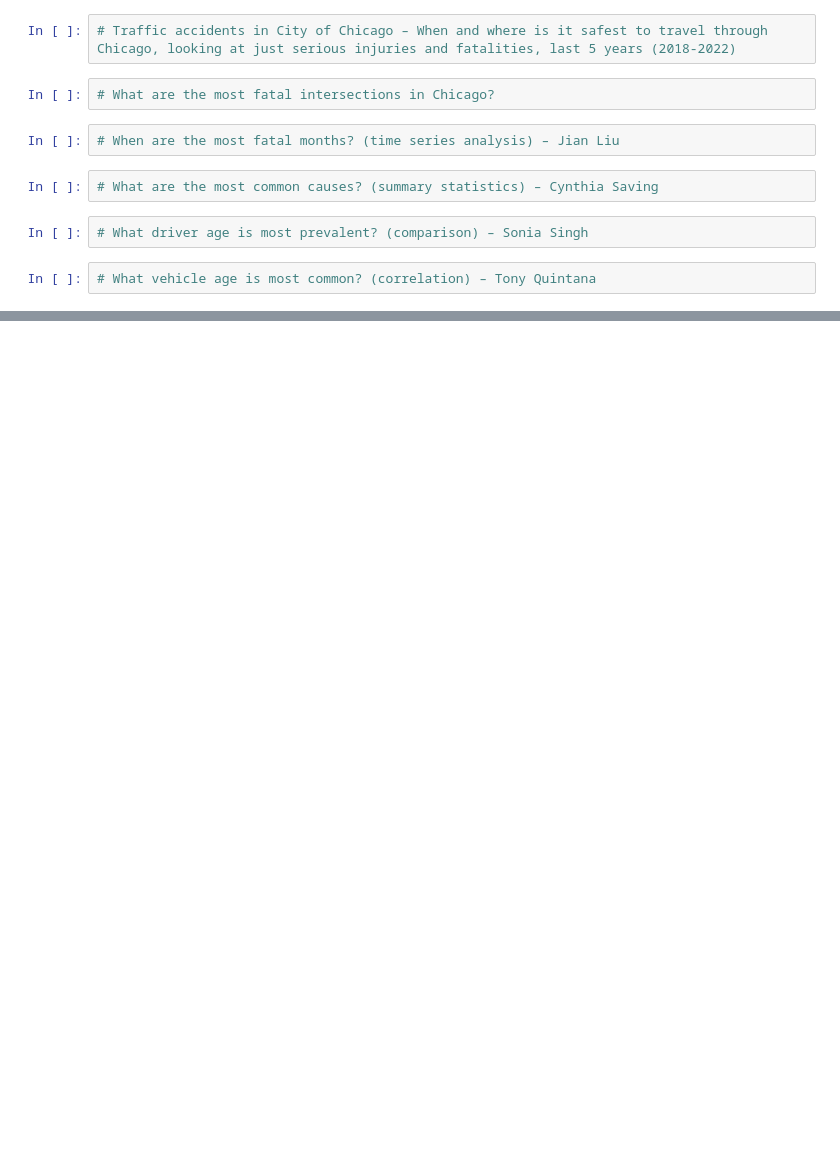
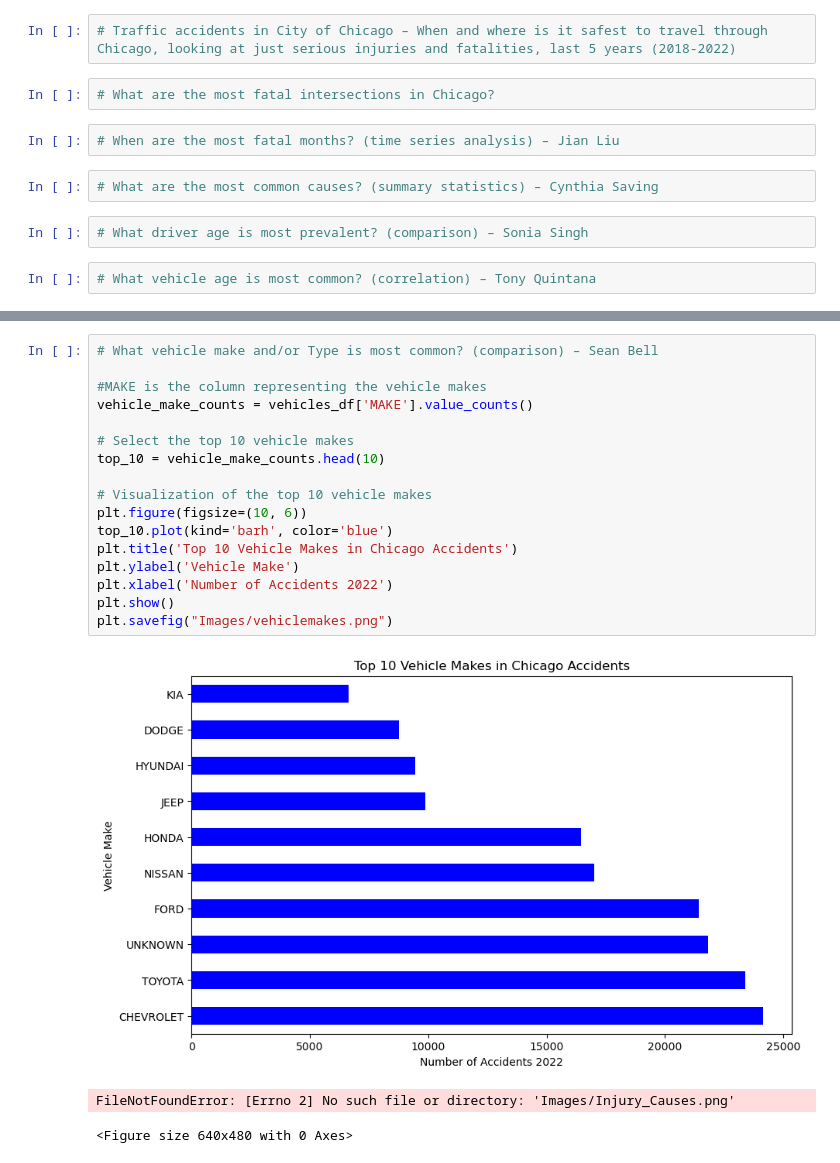
Before and after one commit to NWSBB426/chicago_traffic_crashes, a Jupyter notebook: chicago_traffic_crashes.ipynb, the cells around one changed output, grey strips where cells are left out. Cells and saved outputs as stored; diff of their text form; blank space fills up the shorter version.

```diff
--- a/chicago_traffic_crashes.ipynb
+++ b/chicago_traffic_crashes.ipynb
@@ -122,0 +140,21 @@ vehicles_df.head()
+# %%
+# What vehicle make and/or Type is most common? (comparison) – Sean Bell
+
+#MAKE is the column representing the vehicle makes
+vehicle_make_counts = vehicles_df['MAKE'].value_counts()
+
+# Select the top 10 vehicle makes
+top_10 = vehicle_make_counts.head(10)
+
+# Visualization of the top 10 vehicle makes
+plt.figure(figsize=(10, 6))
+top_10.plot(kind='barh', color='blue')
+plt.title('Top 10 Vehicle Makes in Chicago Accidents')
+plt.ylabel('Vehicle Make')
+plt.xlabel('Number of Accidents 2022')
+plt.show()
+plt.savefig("Images/vehiclemakes.png")
+# %% [output]
+[figure, added]
+FileNotFoundError: [Errno 2] No such file or directory: 'Images/Injury_Causes.png'
+<Figure size 640x480 with 0 Axes>
```
Also changed, not shown: parts of 3 cells of this notebook.
